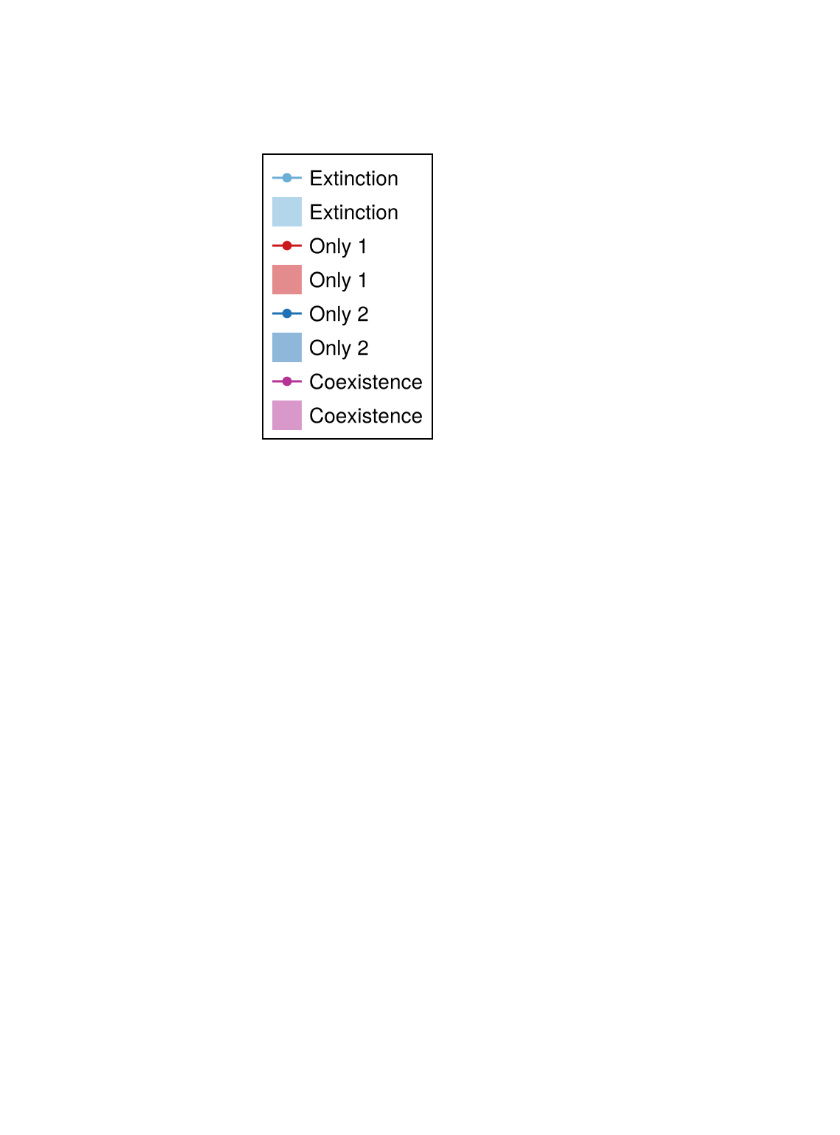
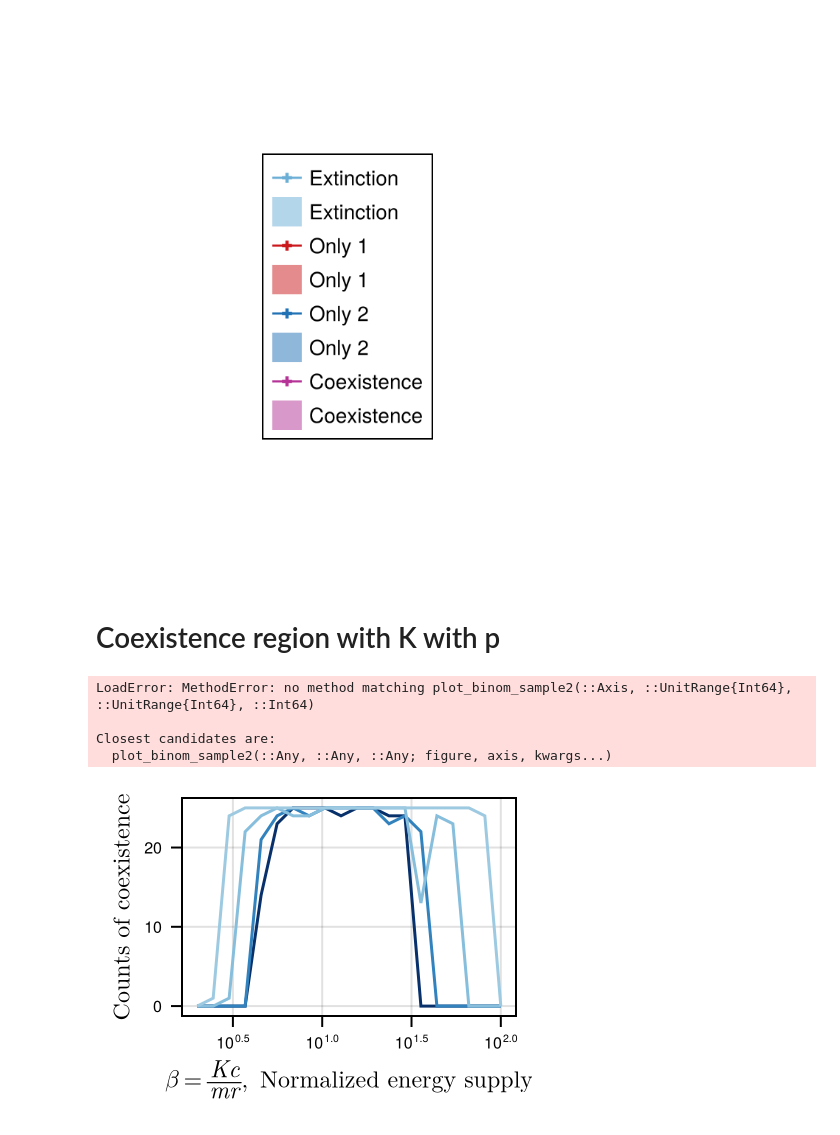
Before and after one commit to kockahonza/SSMC, a Jupyter notebook: notebooks/forfigures2/Two MMs.ipynb, the cells around one changed output. Cells and saved outputs as stored; diff of their text form; code cells hidden in the pictures; blank space fills up the shorter version.

```diff
--- a/notebooks/forfigures2/Two MMs.ipynb
+++ b/notebooks/forfigures2/Two MMs.ipynb
@@ -188,3 +113,5 @@ Makie.save("../../figures2/fig3/props_legend_sample.pdf", fig)
 fig
 # %% [output]
 [figure]
+# %% [markdown]
+# Coexistence region with K with p
@@ -190,0 +129,78 @@ fig
+# %%
+plot_binom_sample2(ax, 1:5, 1:5, 10)
+# %% [output]
+LoadError: MethodError: no method matching plot_binom_sample2(::Axis, ::UnitRange{Int64}, ::UnitRange{Int64}, ::Int64)
+
+Closest candidates are:
+  plot_binom_sample2(::Any, ::Any, ::Any; figure, axis, kwargs...)
+# %%
+surv_threshold = 1e-9
+
+cc = cgrad(ColorSchemes.Blues[4:end])
+pmin, pmax = extrema(ps)
+pdelta = pmax - pmin
+
+fig = Figure(;
+    size=(double_col_width * 0.32, (double_col_width / golden_ratio) * 0.4),
+    figure_padding=(8., 8., 8., 8.),
+)
+ax = Axis(fig[1,1];
+    xscale=log10,
+    xlabel=L"\beta=\frac{Kc}{mr},\enspace\text{Normalized energy supply}",
+    ylabel=L"\text{Counts of coexistence}",
+    xlabelsize=8fontsize_ltex_pt,
+    ylabelsize=8fontsize_ltex_pt,
+    xticklabelsize=6fontsize_pt,
+    yticklabelsize=6fontsize_pt,
+)
+
+pgroups = groupby(df, :p);
+
+for sdf1 in pgroups
+    p = sdf1.p[1]
+
+    num_ext = zeros(numKs)
+    num_coex = zeros(numKs)
+    num_S1 = zeros(numKs)
+    num_S2 = zeros(numKs)
+    num_bad = zeros(numKs)
+    for iK in 1:length(Ks)
+        xx = sdf1[sdf1.K .== Ks[iK],:]
+        for r in eachrow(xx)
+            if (r.fT == fmetadata.T) && (r.retcode == ReturnCode.Success)
+                m1 = mean(@view r.fs[1,:])
+                m2 = mean(@view r.fs[2,:])
+                if (m1 < surv_threshold) && (m2 < surv_threshold)
+                    num_ext[iK] += 1
+                elseif (m1 < surv_threshold)
+                    num_S2[iK] += 1
+                elseif (m2 < surv_threshold)
+                    num_S1[iK] += 1
+                else
+                    num_coex[iK] += 1
+                end
+            else
+                num_bad[iK] += 1
+            end
+        end
+    end
+    @assert all((num_ext .+ num_coex .+ num_S1 .+ num_S2 .+ num_bad) .== fmetadata.numrepeats)
+
+    ccrat = (p - pmin) / pdelta
+    lines!(ax, Ks, num_coex;
+        color=get(cc, ccrat),
+        label=(@sprintf "p=%.3g" p),
+    )
+    # plot_binom_sample!(ax, Ks, num_coex, fmetadata.numrepeats;
+        # color=get(cc, ccrat),
+        # label=(@sprintf "p=%.3g" p),
+        # sl_kwargs=(; marker=:cross),
+    # )
+
+end
+
+Makie.save("../../figures2/fig3/changingp.pdf", fig)
+
+fig
+# %% [output]
+[figure, new version]
```
Also changed, not shown: parts of 15 cells of this notebook, 46 other files.
